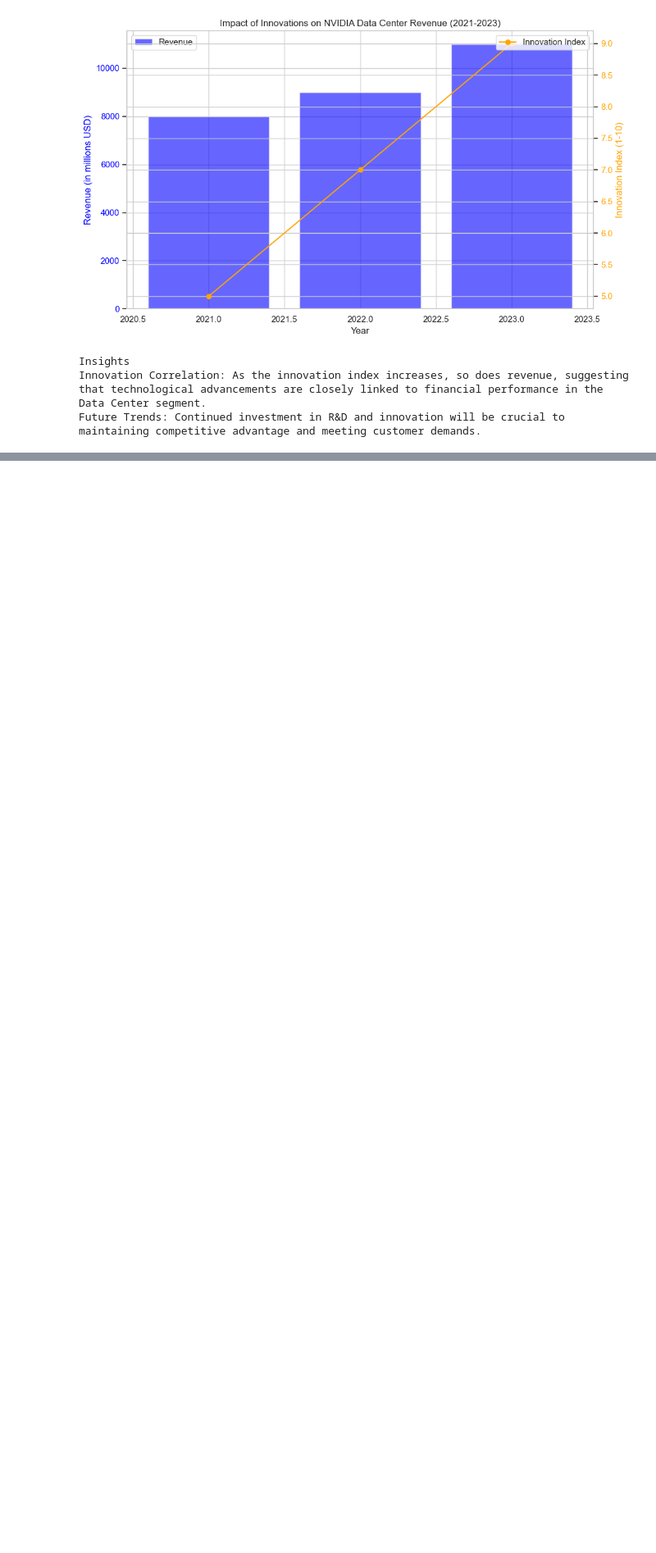
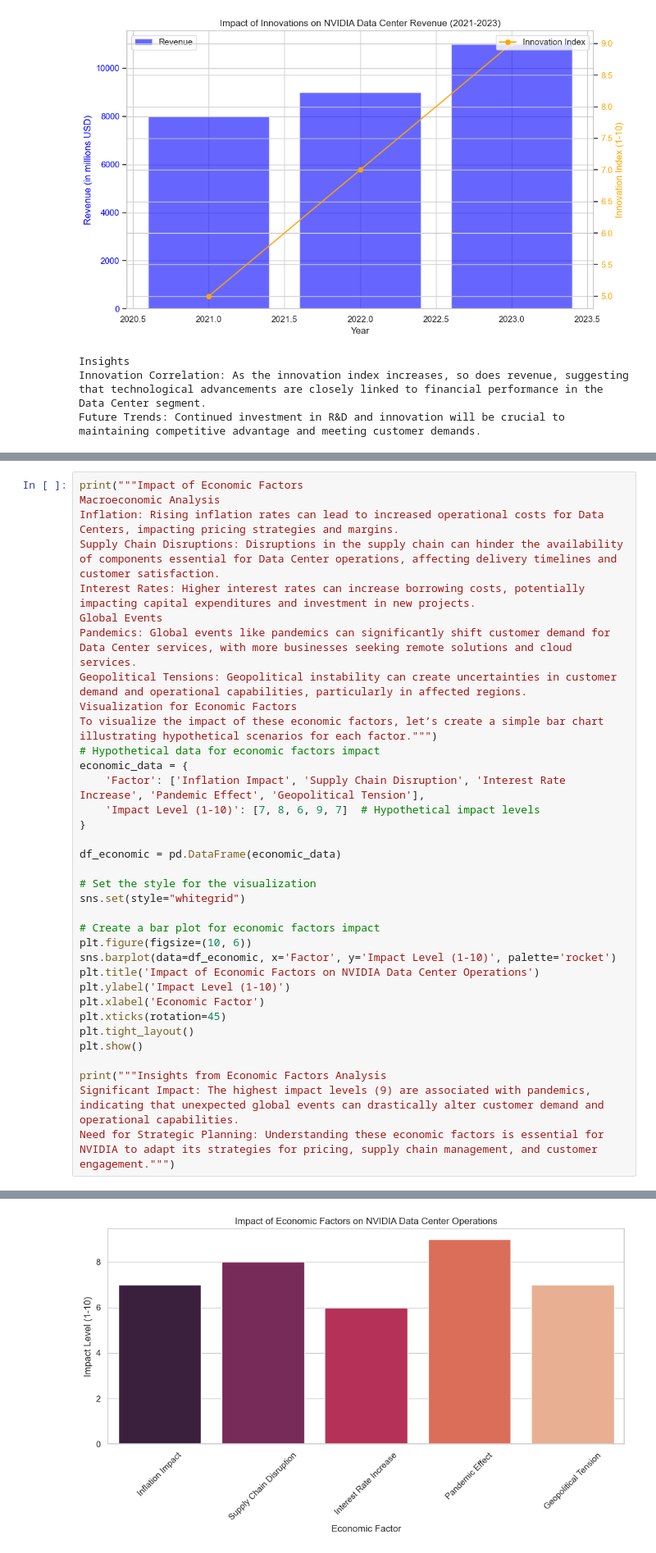
Before and after one commit to heythatwho/Data-Projects, a Jupyter notebook: Nvidia business Analysis.ipynb, the cells around one changed output, grey strips where cells are left out. Shown at 82% size. Cells and saved outputs as stored; diff of their text form; blank space fills up the shorter version.

```diff
--- a/Nvidia business Analysis.ipynb
+++ b/Nvidia business Analysis.ipynb
@@ -1351,0 +1404,36 @@ Future Trends: Continued investment in R&D and innovation will be crucial to mai
+# %%
+print("""Impact of Economic Factors
+Macroeconomic Analysis
+Inflation: Rising inflation rates can lead to increased operational costs for Data Centers, impacting pricing strategies and margins.
+Supply Chain Disruptions: Disruptions in the supply chain can hinder the availability of components essential for Data Center operations, affecting delivery timelines and customer satisfaction.
+Interest Rates: Higher interest rates can increase borrowing costs, potentially impacting capital expenditures and investment in new projects.
+Global Events
+Pandemics: Global events like pandemics can significantly shift customer demand for Data Center services, with more businesses seeking remote solutions and cloud services.
+Geopolitical Tensions: Geopolitical instability can create uncertainties in customer demand and operational capabilities, particularly in affected regions.
+Visualization for Economic Factors
+To visualize the impact of these economic factors, let’s create a simple bar chart illustrating hypothetical scenarios for each factor.""")
+# Hypothetical data for economic factors impact
+economic_data = {
+    'Factor': ['Inflation Impact', 'Supply Chain Disruption', 'Interest Rate Increase', 'Pandemic Effect', 'Geopolitical Tension'],
+    'Impact Level (1-10)': [7, 8, 6, 9, 7]  # Hypothetical impact levels
+}
+
+df_economic = pd.DataFrame(economic_data)
+
+# Set the style for the visualization
+sns.set(style="whitegrid")
+
+# Create a bar plot for economic factors impact
+plt.figure(figsize=(10, 6))
+sns.barplot(data=df_economic, x='Factor', y='Impact Level (1-10)', palette='rocket')
+plt.title('Impact of Economic Factors on NVIDIA Data Center Operations')
+plt.ylabel('Impact Level (1-10)')
+plt.xlabel('Economic Factor')
+plt.xticks(rotation=45)
+plt.tight_layout()
+plt.show()
+
+print("""Insights from Economic Factors Analysis
+Significant Impact: The highest impact levels (9) are associated with pandemics, indicating that unexpected global events can drastically alter customer demand and operational capabilities.
+Need for Strategic Planning: Understanding these economic factors is essential for NVIDIA to adapt its strategies for pricing, supply chain management, and customer engagement.""")
+# %% [output]
@@ -1351,0 +1450 @@ Future Trends: Continued investment in R&D and innovation will be crucial to mai
+[figure, added]
```
Also changed, not shown: parts of 4 cells of this notebook.
